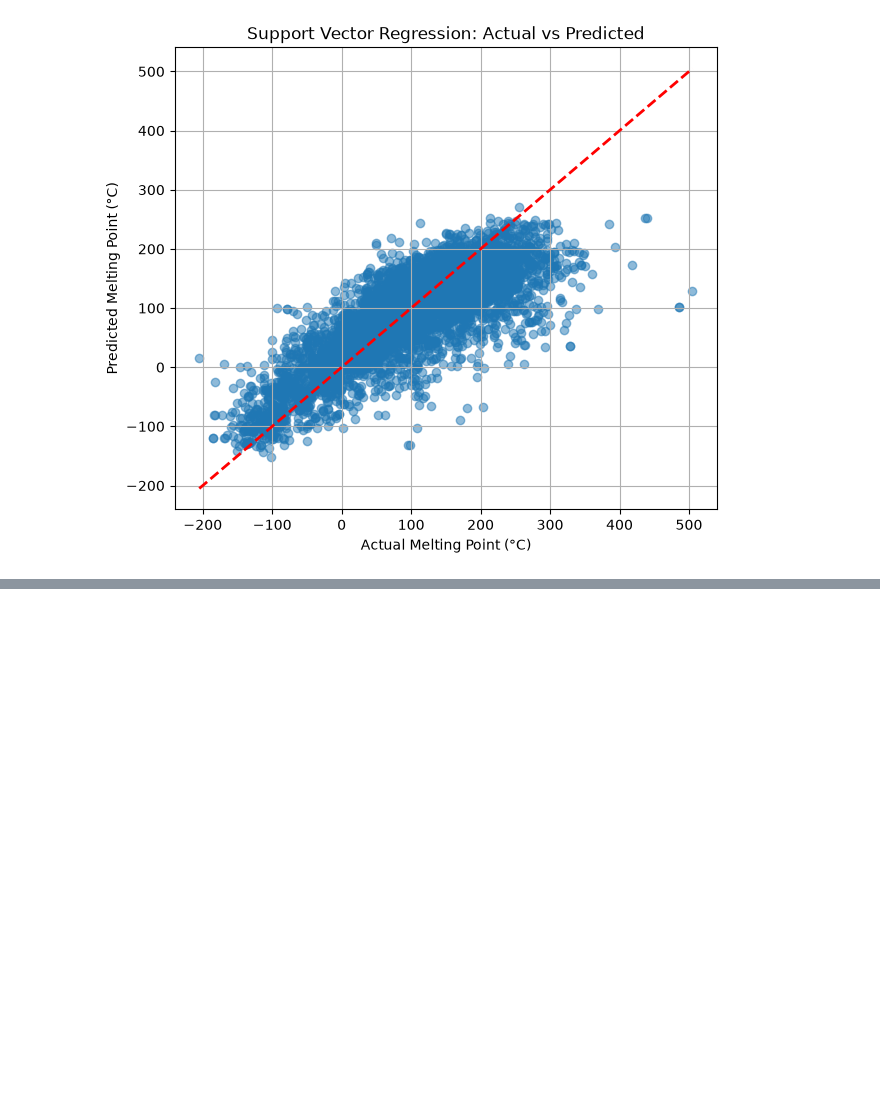
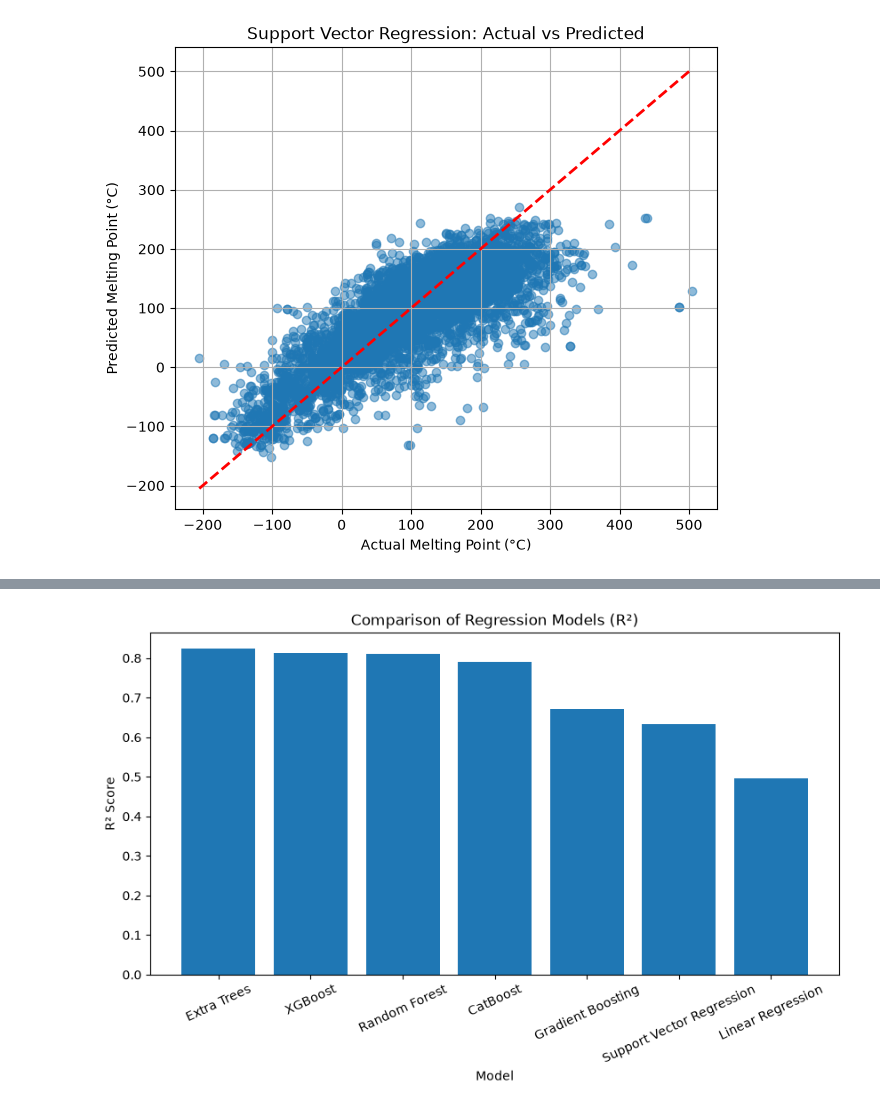
Before and after one commit to thedhawalpanchamiya/melting-point, a Jupyter notebook: melting-point.ipynb, the cells around one changed output, grey strips where cells are left out. Saved outputs shown, nothing was run; the diff lists cells and outputs as text; code cells hidden in the pictures; blank space fills up the shorter version.

```diff
--- a/melting-point.ipynb
+++ b/melting-point.ipynb
@@ -809,0 +876,14 @@ R²   : 0.6327
+# %%
+plt.figure(figsize=(10,5))
+
+plt.bar(results["Model"], results["R2"])
+
+plt.ylabel("R² Score")
+plt.xlabel("Model")
+plt.title("Comparison of Regression Models (R²)")
+
+plt.xticks(rotation=25)
+
+plt.show()
+# %% [output]
+[figure, added]
```
Also changed, not shown: parts of 5 cells of this notebook.
